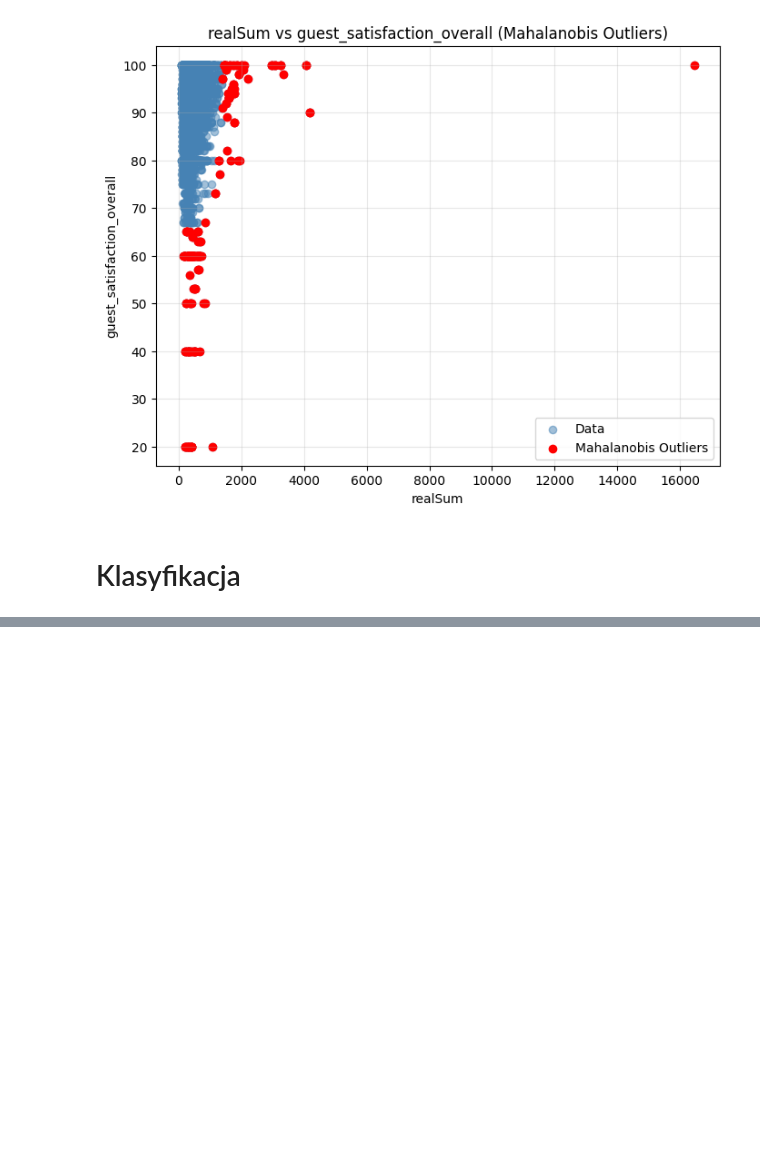
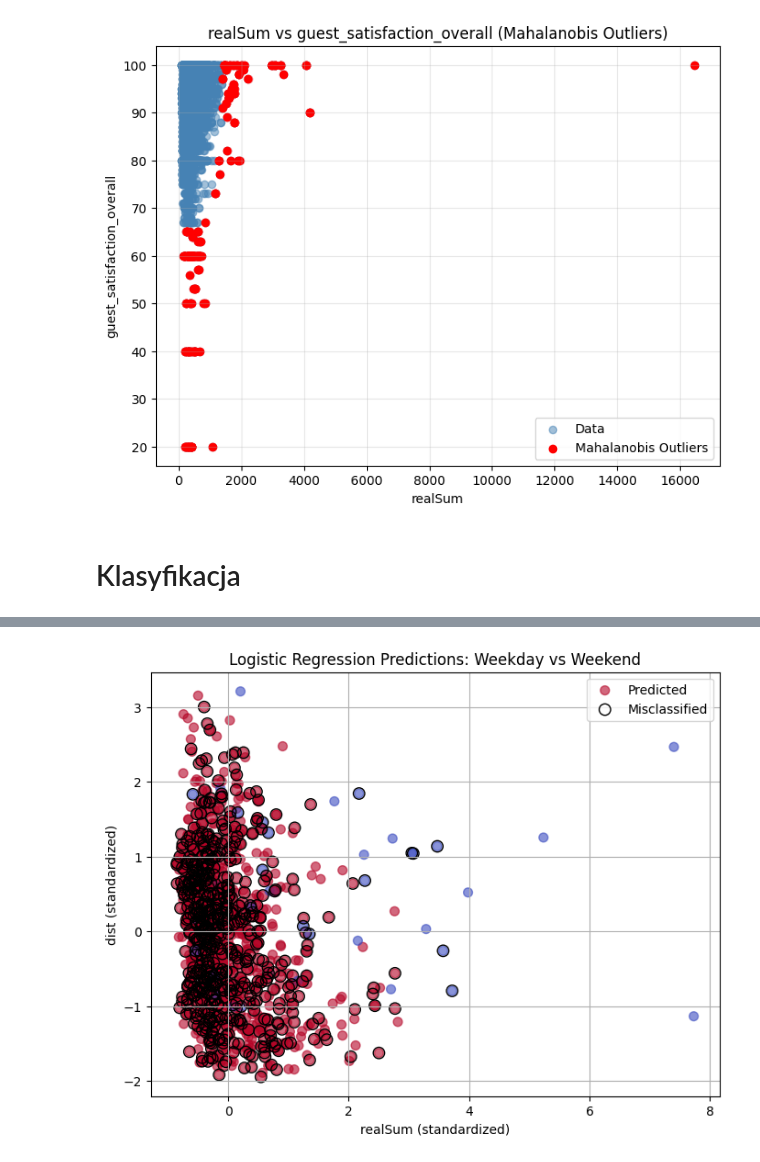
Before and after one commit to WaShindeiru/data_mining, a Jupyter notebook: mining_02.ipynb, the cells around one changed output, grey strips where cells are left out. Saved outputs shown, nothing was run; the diff lists cells and outputs as text; code cells hidden in the pictures; blank space fills up the shorter version.

Commit message:
Add classification

```diff
--- a/mining_02.ipynb
+++ b/mining_02.ipynb
@@ -659,3 +659,82 @@ Number of outliers: 180 / 6688 (2.69%)
 [figure]
 # %% [markdown]
 # Klasyfikacja
+# %%
+import pandas as pd
+import numpy as np
+import matplotlib.pyplot as plt
+from sklearn.model_selection import train_test_split
+from sklearn.preprocessing import StandardScaler
+from sklearn.linear_model import LogisticRegression
+from sklearn.metrics import classification_report, confusion_matrix, accuracy_score
+
+weekends_with_flag = paris_weekends.copy()
+weekdays_with_flag = paris_weekdays.copy()
+
+weekends_with_flag['is_weekend'] = True
+weekdays_with_flag['is_weekend'] = False
+
+paris_all = pd.concat([weekends_with_flag, weekdays_with_flag], ignore_index=True)
+
+X = paris_all[['realSum', 'dist', 'guest_satisfaction_overall']]
+y = paris_all['is_weekend']
+
+X_train, X_test, y_train, y_test = train_test_split(X, y, test_size=0.2, random_state=42)
+
+scaler = StandardScaler()
+X_train_scaled = scaler.fit_transform(X_train)
+X_test_scaled = scaler.transform(X_test)
+
+model = LogisticRegression(random_state=42)
+model.fit(X_train_scaled, y_train)
+
+y_pred = model.predict(X_test_scaled)
+
+print("Classification Results:")
+print(f"Accuracy: {accuracy_score(y_test, y_pred):.4f}\n")
+print("Classification Report:")
+print(classification_report(y_test, y_pred))
+print("Confusion Matrix:")
+print(confusion_matrix(y_test, y_pred))
+
+coefficients = pd.DataFrame({
+    'feature': X.columns,
+    'coefficient': model.coef_[0]
+})
+coefficients['abs_coef'] = np.abs(coefficients['coefficient'])
+coefficients = coefficients.sort_values('abs_coef', ascending=False)
+
+print("\nFeature Importance (Logistic Regression Coefficients):")
+print(coefficients[['feature', 'coefficient']].to_string(index=False))
+
+plt.figure(figsize=(8,6))
+
+X_plot = X_test_scaled[:, :2]
+y_true = y_test.values
+y_pred_plot = y_pred
+
+plt.scatter(
+    X_plot[:, 0], X_plot[:, 1],
+    c=y_pred_plot,
+    cmap='coolwarm',
+    alpha=0.6,
+    s=50,
+    label='Predicted'
+)
+
+misclassified = y_pred_plot != y_true
+plt.scatter(
+    X_plot[misclassified, 0], X_plot[misclassified, 1],
+    facecolors='none',
+    edgecolors='black',
+    s=80,
+    label='Misclassified'
+)
+
+plt.xlabel('realSum (standardized)')
+plt.ylabel('dist (standardized)')
+plt.title('Logistic Regression Predictions: Weekday vs Weekend')
+plt.legend()
+plt.grid(True)
+plt.show()
+# %% [output]
@@ -661,0 +758 @@ Number of outliers: 180 / 6688 (2.69%)
+[figure, added]
```
Also changed, not shown: parts of 3 cells of this notebook.
